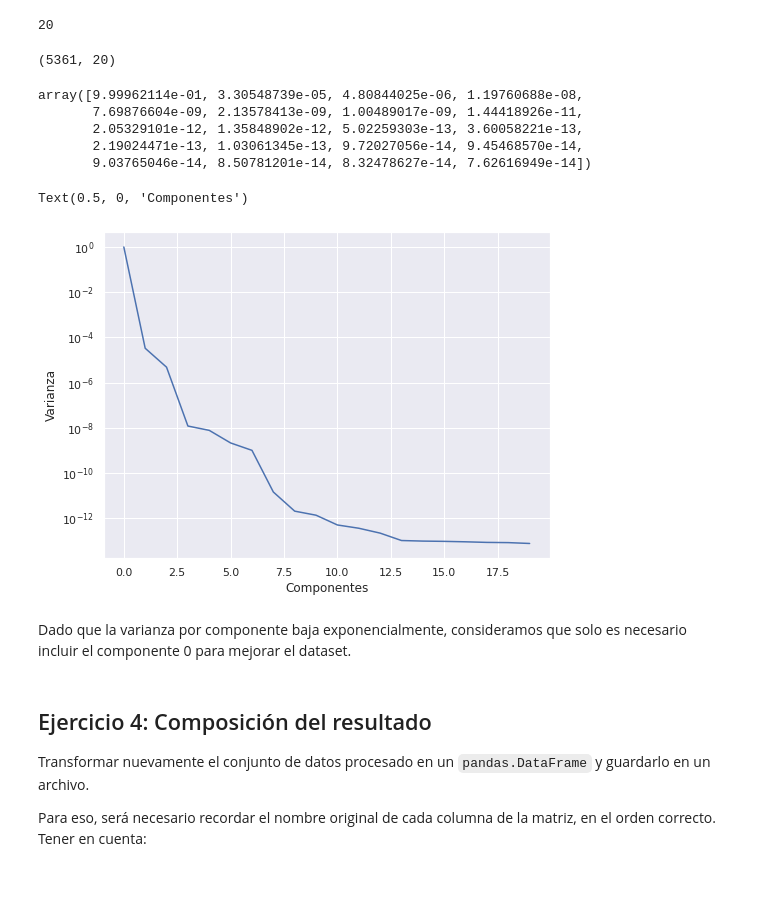
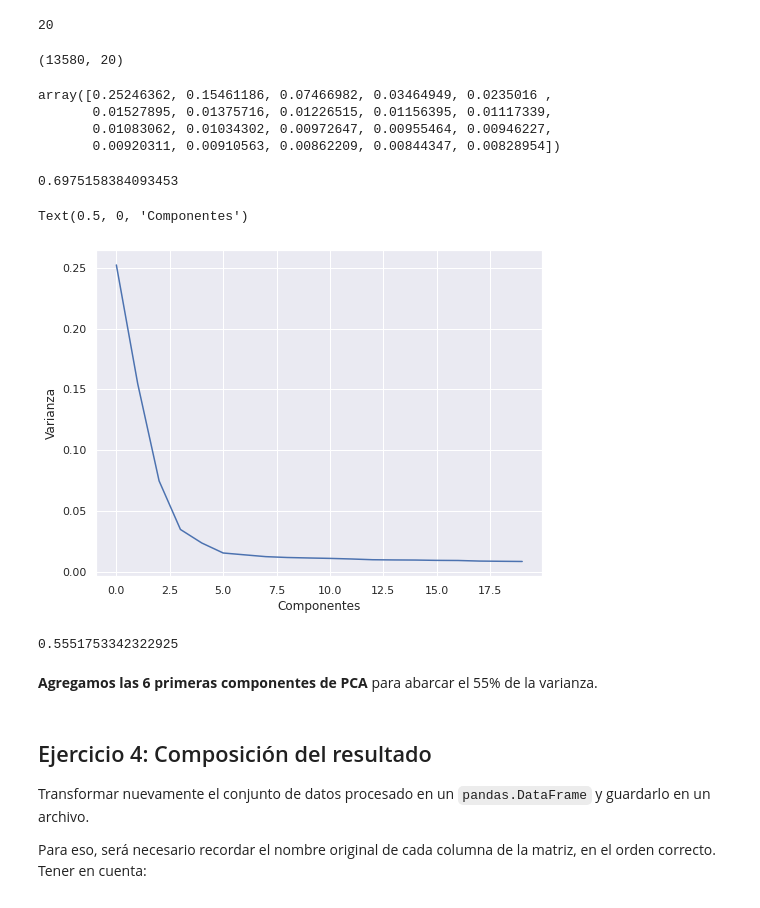
Before and after one commit to pablogventura/diplodatos2022, a Jupyter notebook: 02_Exploracion_y_Curacion/Curacion_Grupo_4_Parte_2.ipynb, the cells around one changed output. Drawn from its saved outputs; the diff is of its cells as text; code cells hidden in the pictures.

```diff
--- a/02_Exploracion_y_Curacion/Curacion_Grupo_4_Parte_2.ipynb
+++ b/02_Exploracion_y_Curacion/Curacion_Grupo_4_Parte_2.ipynb
@@ -50,4 +81,4 @@ Antes de codificar la variable categórica 'Suburb', analizamos la cantidad de r
 # %%
 main_suburbs = melb_df.Suburb.value_counts()
-main_suburbs = main_suburbs.sort_values(ascending=False)[:30]#.tolist()
+main_suburbs = main_suburbs.sort_values(ascending=False)[:70]#.tolist()
 main_suburbs = main_suburbs.index.values.tolist()
@@ -70,0 +85,6 @@ melb_df_chico
+# %%
+main_melb_df = melb_df[melb_df.Suburb.isin(main_suburbs)]
+minor_melb_df = melb_df[-melb_df.Suburb.isin(main_suburbs)]
+minor_melb_df["Suburb"] = "Other"
+melb_df_chico = pandas.concat([main_melb_df, minor_melb_df])
+minor_melb_df["Suburb"].value_counts()   #de 13580 habria 4564 bajo el Suburb "Other" que es 1/3 del total
@@ -272,26 +310,30 @@ n
 from sklearn.decomposition import PCA
 
 pca = PCA(n_components=n)
-componentes = pca.fit_transform(melb_imputed_all)
+
+melb_scaled = scaler.fit_transform(melb_imputed_all)
+componentes = pca.fit_transform(melb_scaled)
+
 componentes.shape
 # %% [output]
-(5361, 20)
+(13580, 20)
 # %%
 pca.explained_variance_ratio_
 # %% [output]
-array([9.99962114e-01, 3.30548739e-05, 4.80844025e-06, 1.19760688e-08,
-       7.69876604e-09, 2.13578413e-09, 1.00489017e-09, 1.44418926e-11,
-       2.05329101e-12, 1.35848902e-12, 5.02259303e-13, 3.60058221e-13,
-       2.19024471e-13, 1.03061345e-13, 9.72027056e-14, 9.45468570e-14,
-       9.03765046e-14, 8.50781201e-14, 8.32478627e-14, 7.62616949e-14])
+array([0.25246362, 0.15461186, 0.07466982, 0.03464949, 0.0235016 ,
+       0.01527895, 0.01375716, 0.01226515, 0.01156395, 0.01117339,
+       0.01083062, 0.01034302, 0.00972647, 0.00955464, 0.00946227,
+       0.00920311, 0.00910563, 0.00862209, 0.00844347, 0.00828954])
+# %%
+sum(pca.explained_variance_ratio_)
+# %% [output]
+0.6975158384093453
 # %%
 ax = seaborn.lineplot(x=range(pca.n_components),y=pca.explained_variance_ratio_)
-ax.set(yscale='log')
+#ax.set(yscale='log')
 plt.ylabel("Varianza")
 plt.xlabel("Componentes")
 #ax.legend()
 # %% [output]
 Text(0.5, 0, 'Componentes')
-[figure, old version]
+[figure, new version]
-# %% [markdown]
-Dado que la varianza por componente baja exponencialmente, consideramos que solo es necesario incluir el componente 0 para mejorar el dataset.
@@ -299,0 +340,6 @@ melb_imputed_all["PCA0"] = componentes[:,0]
+# %%
+sum(pca.explained_variance_ratio_[0:6])
+# %% [output]
+0.5551753342322925
+# %% [markdown]
+**Agregamos las 6 primeras componentes de PCA** para abarcar el 55% de la varianza.
```
Also changed, not shown: parts of 23 cells of this notebook, 1 other file.
